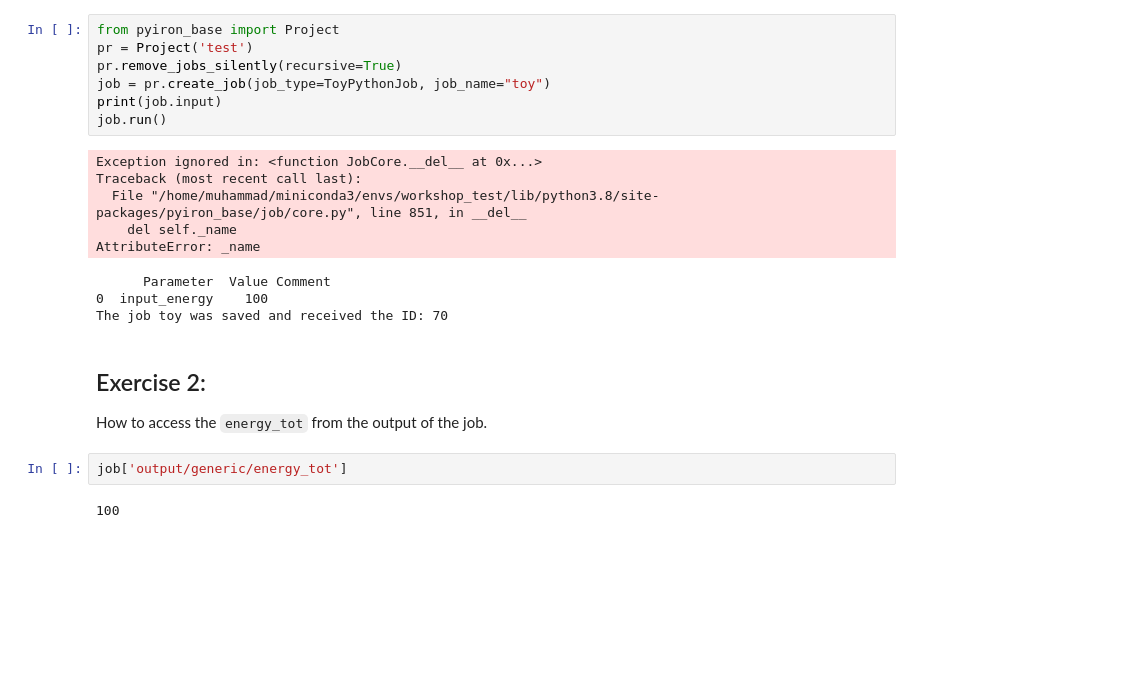
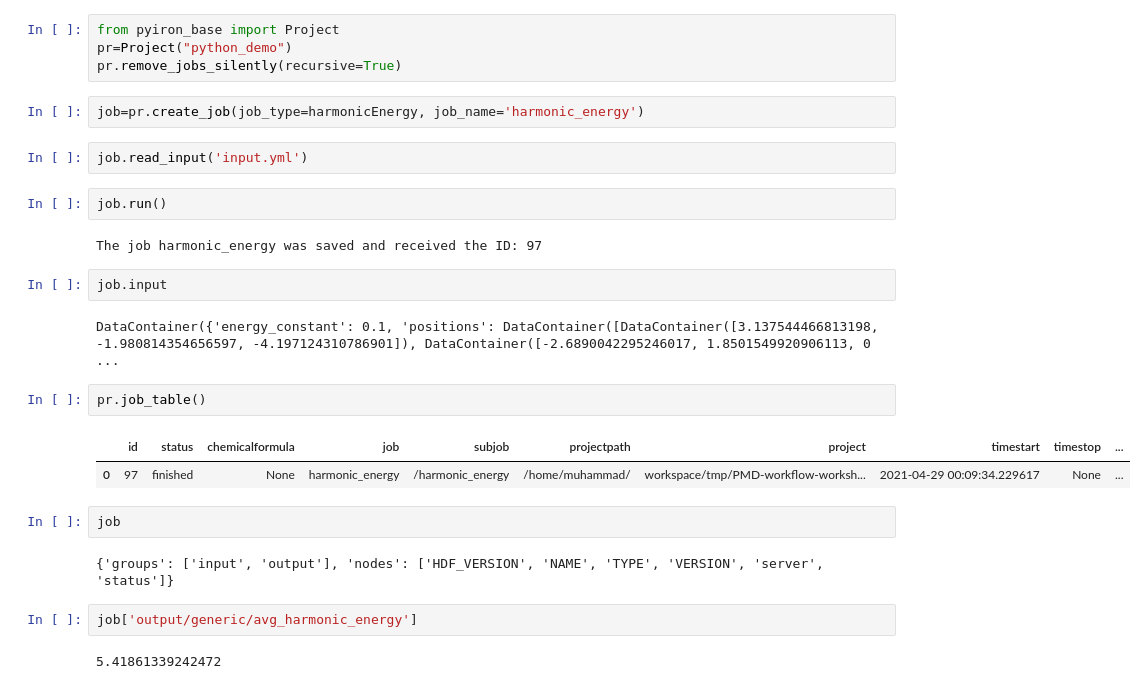
Before and after one commit to materialdigital/PMD-workflow-workshop, a Jupyter notebook: 2_customized_job/2_0_custom_python_job.ipynb, the cells around one changed output. Cells and saved outputs as stored; diff of their text form; blank space fills up the shorter version.

```diff
--- a/2_customized_job/2_0_custom_python_job.ipynb
+++ b/2_customized_job/2_0_custom_python_job.ipynb
@@ -20,23 +55,29 @@ Create a project, which includes a job of type `ToyPythonJob`
 # %%
 from pyiron_base import Project
-pr = Project('test')
+pr=Project("python_demo")
 pr.remove_jobs_silently(recursive=True)
-job = pr.create_job(job_type=ToyPythonJob, job_name="toy")
-print(job.input)
-job.run()
-# %% [output]
-Exception ignored in: <function JobCore.__del__ at 0x...>
-Traceback (most recent call last):
-  File "/home/muhammad/miniconda3/envs/workshop_test/lib/python3.8/site-packages/pyiron_base/job/core.py", line 851, in __del__
-    del self._name
-AttributeError: _name
-      Parameter  Value Comment
-0  input_energy    100
-The job toy was saved and received the ID: 70
-# %% [markdown]
-## Exercise 2:
-How to access the `energy_tot` from the output of the job.
+# %%
+job=pr.create_job(job_type=harmonicEnergy, job_name='harmonic_energy')
+# %%
+job.read_input('input.yml')
+# %%
+job.run()
+# %% [output]
+The job harmonic_energy was saved and received the ID: 97
+# %%
+job.input
+# %% [output]
+DataContainer({'energy_constant': 0.1, 'positions': DataContainer([DataContainer([3.137544466813198, -1.980814354656597, -4.197124310786901]), DataContainer([-2.6890042295246017, 1.8501549920906113, 0 ...
+# %%
+pr.job_table()
+# %% [output]
+|  | id | status | chemicalformula | job | subjob | projectpath | project | timestart | timestop | ... |
+| 0 | 97 | finished | None | harmonic_energy | /harmonic_energy | /home/muhammad/ | workspace/tmp/PMD-workflow-worksh... | 2021-04-29 00:09:34.229617 | None | ... |
+# %%
+job
+# %% [output]
+{'groups': ['input', 'output'], 'nodes': ['HDF_VERSION', 'NAME', 'TYPE', 'VERSION', 'server', 'status']}
 # %%
-job['output/generic/energy_tot']
+job['output/generic/avg_harmonic_energy']
 # %% [output]
-100
+5.41861339242472
```
Also changed, not shown: parts of 9 cells of this notebook, 1 other file.
